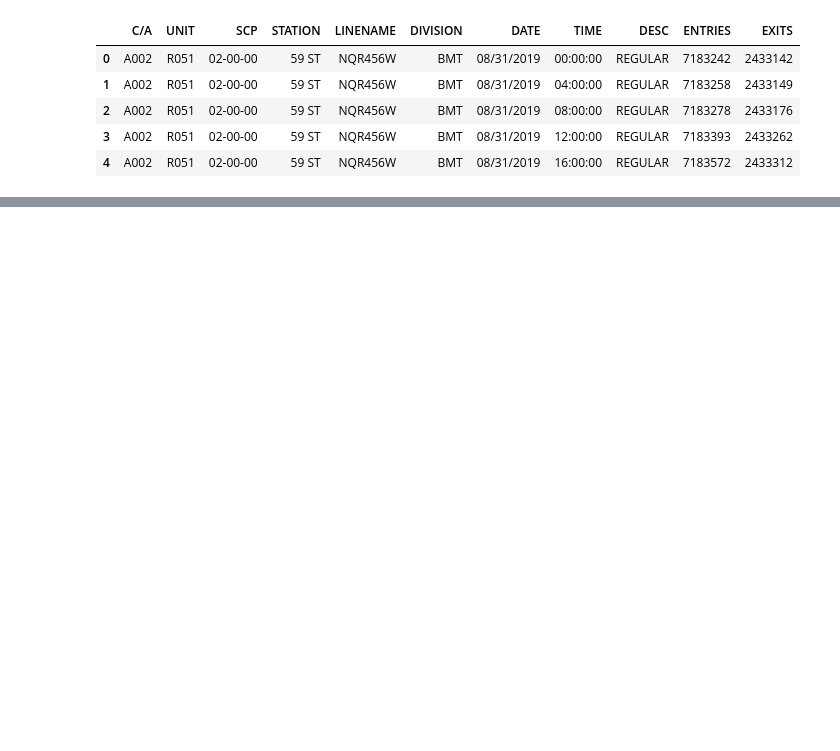
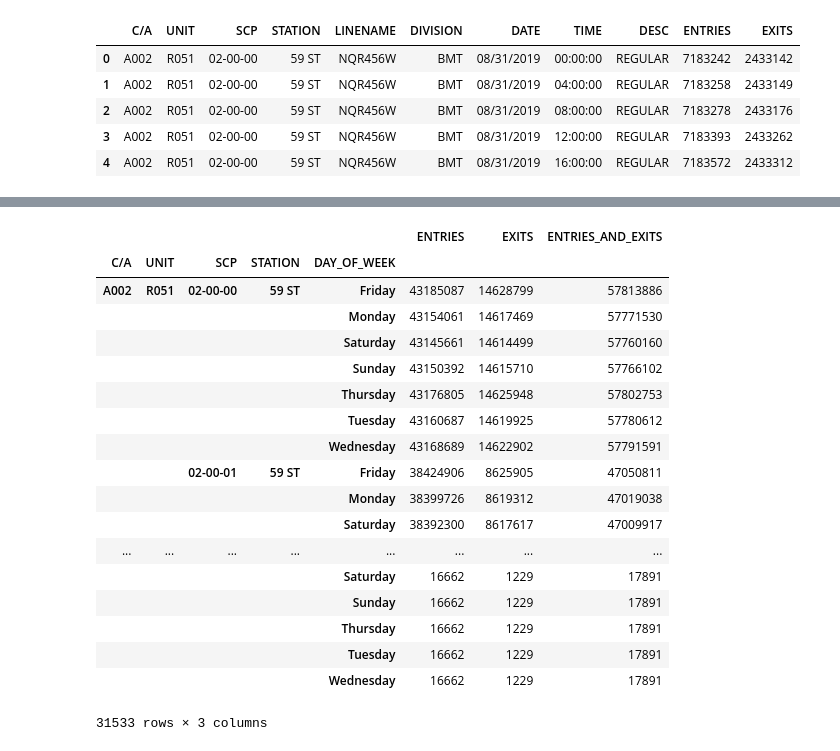
Before and after one commit to thomkav/nyc19_ds21_foottraffic_team2, a Jupyter notebook: notebooks/merge_station_and_turnstile_data.ipynb, the cells around one changed output, grey strips where cells are left out. Saved outputs shown, nothing was run; the diff lists cells and outputs as text; code cells hidden in the pictures; blank space fills up the shorter version.

```diff
--- a/notebooks/merge_station_and_turnstile_data.ipynb
+++ b/notebooks/merge_station_and_turnstile_data.ipynb
@@ -125,0 +131,12 @@ print(new_df)
+# %%
+# Get rid of the duplicate entries
+turnstiles_df.sort_values(["C/A", "UNIT", "SCP", "STATION", "DATE_TIME"],
+                          inplace=True, ascending=False)
+turnstiles_df.drop_duplicates(subset=["C/A", "UNIT", "SCP", "STATION", "DATE_TIME"], inplace=True)
+
+# Sanity Check to verify that "C/A", "UNIT", "SCP", "STATION", "DATE_TIME" is unique for ENTRIES
+(turnstiles_df
+ .groupby(["C/A", "UNIT", "SCP", "STATION", "DATE_TIME"])
+ .ENTRIES.count()
+ .reset_index()
+ .sort_values("ENTRIES", ascending=False)).head(5)
@@ -125,0 +171,6 @@ print(new_df)
+# %%
+# Add the total number of entries and exits... This indicates how many people are in the area (either going into
+# the subway or coming out of it)
+turnstiles_df['ENTRIES_AND_EXITS'] = (turnstiles_df['ENTRIES'] + turnstiles_df['EXITS']).astype(int)
+
+turnstiles_df.head()
@@ -125,0 +184,14 @@ print(new_df)
+# %%
+# print(turnstiles_df.HOUR.value_counts())
+# print(turnstiles_df.MINUTE.value_counts())
+
+# There are many different MINUTE logging times so... For now, we're only going to use records where MINUTE == 0
+#
+# Meal time assumptions (These need to be improved)
+#
+# Breakfast - 8:00 - 12:00
+# Lunch - 12:00 - 16:00
+# Dinner - 16:00 - 20:00
+breakfast_mask = ((turnstiles_df["HOUR"] >= 8) & (turnstiles_df["HOUR"] <= 12) & (turnstiles_df["MINUTE"] == 0))
+lunch_mask = ((turnstiles_df["HOUR"] >= 12) & (turnstiles_df["HOUR"] <= 16) & (turnstiles_df["MINUTE"] == 0))
+dinner_mask = ((turnstiles_df["HOUR"] >= 16) & (turnstiles_df["HOUR"] <= 20) & (turnstiles_df["MINUTE"] == 0))
@@ -125,0 +216,8 @@ print(new_df)
+# %%
+breakfast_df = turnstiles_df[breakfast_mask]
+lunch_df = turnstiles_df[lunch_mask]
+dinner_df = turnstiles_df[dinner_mask]
+
+# Print how many breakfast records we have for each day
+print(breakfast_df.DATE.value_counts(ascending=True))
+# print(lunch_df.DATE.value_counts(ascending=True))
@@ -125,0 +242,22 @@ print(new_df)
+# %%
+breakfast_df.groupby(["C/A", "UNIT", "SCP", "STATION", "DAY_OF_WEEK"])['ENTRIES', 'EXITS', 'ENTRIES_AND_EXITS'].sum()
+# %% [output]
+|  |  |  |  |  | ENTRIES | EXITS | ENTRIES_AND_EXITS |
+| C/A | UNIT | SCP | STATION | DAY_OF_WEEK |  |  |  |
+| A002 | R051 | 02-00-00 | 59 ST | Friday | 43185087 | 14628799 | 57813886 |
+|  |  |  |  | Monday | 43154061 | 14617469 | 57771530 |
+|  |  |  |  | Saturday | 43145661 | 14614499 | 57760160 |
+|  |  |  |  | Sunday | 43150392 | 14615710 | 57766102 |
+|  |  |  |  | Thursday | 43176805 | 14625948 | 57802753 |
+|  |  |  |  | Tuesday | 43160687 | 14619925 | 57780612 |
+|  |  |  |  | Wednesday | 43168689 | 14622902 | 57791591 |
+|  |  | 02-00-01 | 59 ST | Friday | 38424906 | 8625905 | 47050811 |
+|  |  |  |  | Monday | 38399726 | 8619312 | 47019038 |
+|  |  |  |  | Saturday | 38392300 | 8617617 | 47009917 |
+| ... | ... | ... | ... | ... | ... | ... | ... |
+|  |  |  |  | Saturday | 16662 | 1229 | 17891 |
+|  |  |  |  | Sunday | 16662 | 1229 | 17891 |
+|  |  |  |  | Thursday | 16662 | 1229 | 17891 |
+|  |  |  |  | Tuesday | 16662 | 1229 | 17891 |
+|  |  |  |  | Wednesday | 16662 | 1229 | 17891 |
+31533 rows × 3 columns
```
Also changed, not shown: parts of 18 cells of this notebook.
